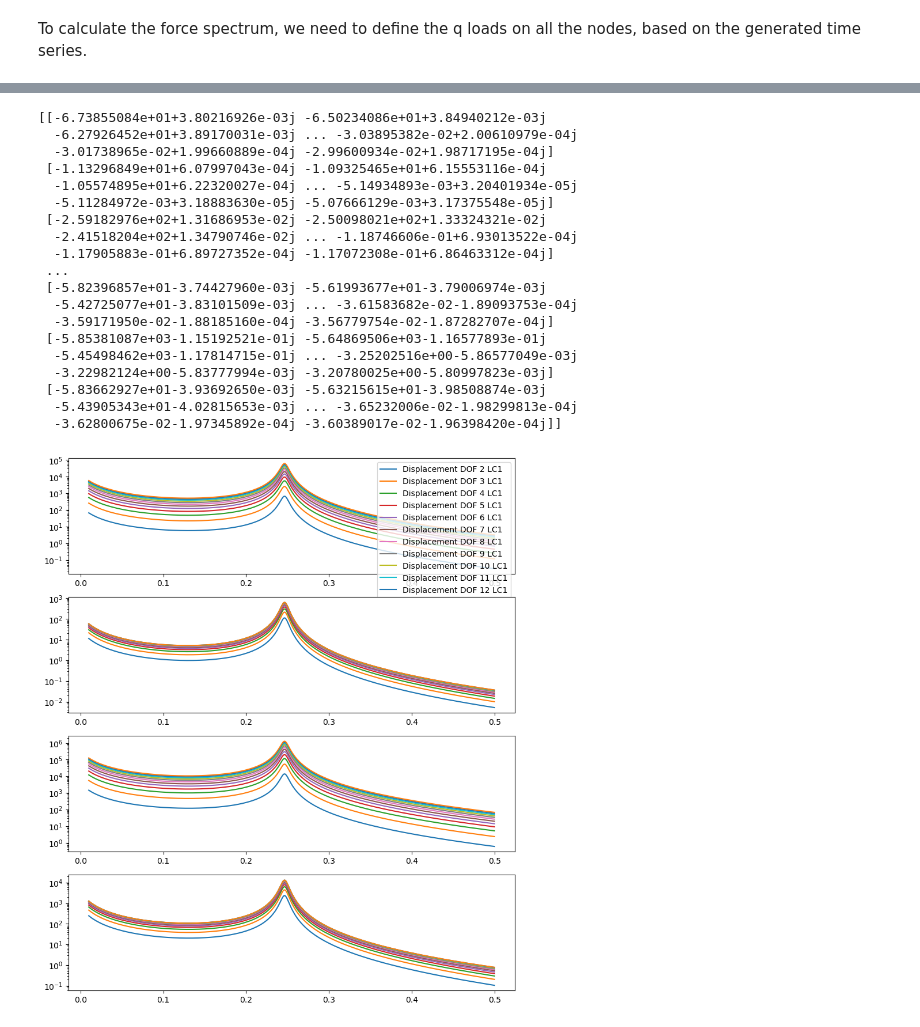
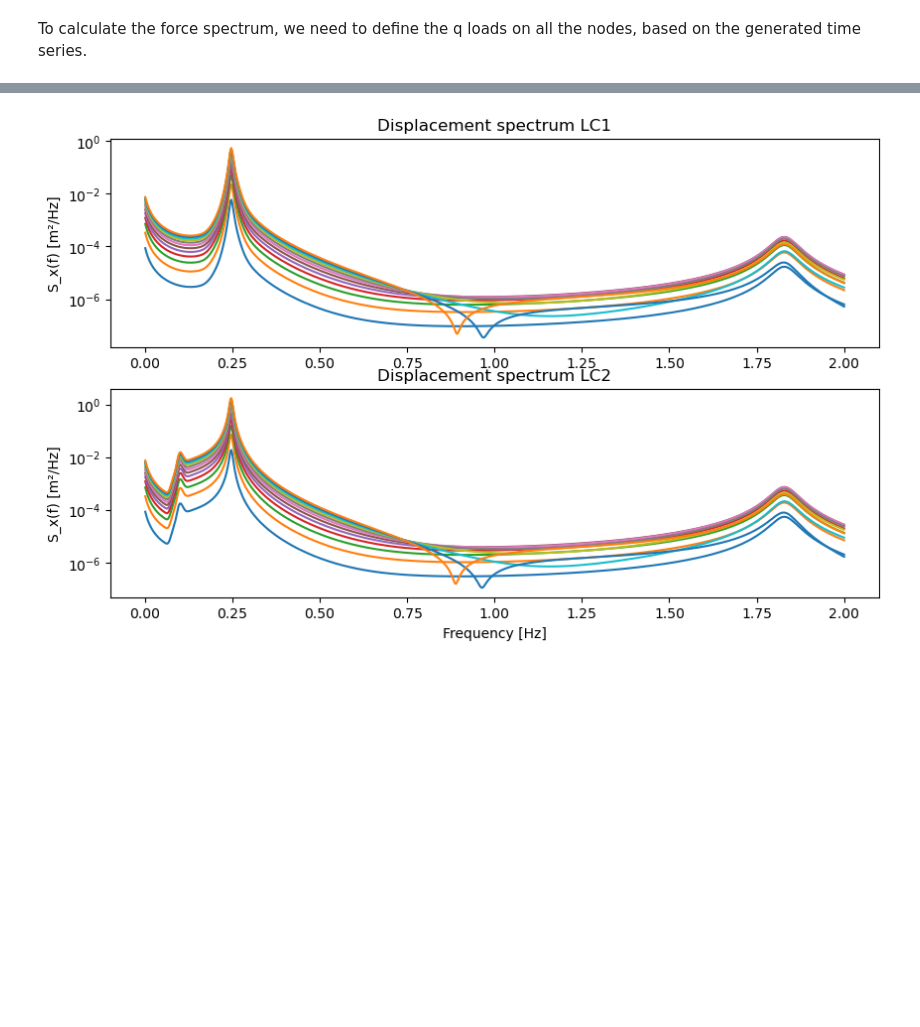
Before and after one commit to Lymone96/CIEM5220-Group2, a Jupyter notebook: 2_WW/WW_Assignment (Question 1-4).ipynb, the cells around one changed output, grey strips where cells are left out. Drawn from its saved outputs; the diff is of its cells as text; code cells hidden in the pictures; blank space fills up the shorter version.

```diff
--- a/2_WW/WW_Assignment (Question 1-4).ipynb
+++ b/2_WW/WW_Assignment (Question 1-4).ipynb
@@ -538,7 +548,7 @@ def generate_time_series(S, f):
     dt = 1 / fs  # Time step
     time = np.arange(0, 2*N*dt+dt/2, dt)  # Time vector
 
-    X_complex = N * np.concatenate(([0+0j], complex_fourier_coefficients, np.conjugate(complex_fourier_coefficients[::-1])))
+    X_complex = 2 * N * np.concatenate(([0+0j], complex_fourier_coefficients, np.conjugate(complex_fourier_coefficients[::-1])))
 
     time_series = np.fft.ifft(X_complex)
     return time, time_series.real
@@ -684,27 +695,19 @@ ax[0][0].plot(time, time_series_jonswap_LC1, label=f'wave height LC1')
 ax[0][1].plot(time, time_series_jonswap_LC2, label=f'wave height LC2')
 
 ax[1][0].plot(time, velocity_series_u_LC1[3], label=f'velocity at z={z_nodes_water[3]:.2f} m')
-ax[1][0].plot(time, velocity_series_w_LC1[3], label=f'velocity at z={z_nodes_water[3]:.2f} m', linestyle='--', color='gray')
 ax[1][1].plot(time, velocity_series_u_LC2[3], label=f'velocity at z={z_nodes_water[3]:.2f} m')
-ax[1][1].plot(time, velocity_series_w_LC2[3], label=f'velocity at z={z_nodes_water[3]:.2f} m', linestyle='--', color='gray')
 
 ax[2][0].plot(time, velocity_series_u_LC1[2], label=f'velocity at z={z_nodes_water[2]:.2f} m')
-ax[2][0].plot(time, velocity_series_w_LC1[2], label=f'velocity at z={z_nodes_water[2]:.2f} m', linestyle='--', color='gray')
 ax[2][1].plot(time, velocity_series_u_LC2[2], label=f'velocity at z={z_nodes_water[2]:.2f} m')
-ax[2][1].plot(time, velocity_series_w_LC2[2], label=f'velocity at z={z_nodes_water[2]:.2f} m', linestyle='--', color='gray')
 
 ax[3][0].plot(time, velocity_series_u_LC1[1], label=f'velocity at z={z_nodes_water[1]:.2f} m')
-ax[3][0].plot(time, velocity_series_w_LC1[1], label=f'velocity at z={z_nodes_water[1]:.2f} m', linestyle='--', color='gray')
 ax[3][1].plot(time, velocity_series_u_LC2[1], label=f'velocity at z={z_nodes_water[1]:.2f} m')
-ax[3][1].plot(time, velocity_series_w_LC2[1], label=f'velocity at z={z_nodes_water[1]:.2f} m', linestyle='--', color='gray')
 
 ax[4][0].plot(time, velocity_series_u_LC1[0], label=f'velocity at z={z_nodes_water[0]:.2f} m')
-ax[4][0].plot(time, velocity_series_w_LC1[0], label=f'velocity at z={z_nodes_water[0]:.2f} m', linestyle='--', color='gray')
 ax[4][1].plot(time, velocity_series_u_LC2[0], label=f'velocity at z={z_nodes_water[0]:.2f} m')
-ax[4][1].plot(time, velocity_series_w_LC2[0], label=f'velocity at z={z_nodes_water[0]:.2f} m', linestyle='--', color='gray')
 
-ax[0][0].set_title('Load Case 1')
-ax[0][1].set_title('Load Case 2')
+ax[0][0].set_title('Load Case 1 wave kinematics')
+ax[0][1].set_title('Load Case 2 wave kinematics')
 
 ax[0][0].set_ylabel('Wave height [m]')
 ax[0][1].set_ylabel('Wave height [m]')
@@ -773,7 +776,8 @@ Reynolds number = U_bar * D / viscosity_air = 65 * 7 / 1.813E-5 = 25096525 = 2.5
 # %%
 def alpha_wind(z, D):
     C_D = 0.6
-    return rho * D * U_bar(z, u_star, k, z_0) * C_D
+    rho_air = 1.225  # Density of air [kg/m³]
+    return rho_air * D * U_bar(z, u_star, k, z_0) * C_D
 
 
 S_F_wind = np.zeros((len(z_nodes_air), len(f_kaimal)))
@@ -785,7 +789,7 @@ for i, z in enumerate(z_nodes_air):
 
 fig, ax = plt.subplots(1,9, figsize=(18,2), sharey=True)
 for i, z in enumerate(z_nodes_air):
-    ax[i].plot(f_jonswap, S_F_wind[i], label=f'z={z:.2f} m LC1')
+    ax[i].loglog(f_jonswap, S_F_wind[i], label=f'z={z:.2f} m LC1')
     ax[i].set_title(f'z={z:.2f} m')
     ax[i].set_xlabel('f [Hz]')
 ax[0].set_ylabel('S_F(f) [N²/Hz]');
@@ -829,7 +814,7 @@ for i in range(int(nn)):
         S_F_total_LC1[i*2] = S_F_wave_LC1[i]
         S_F_total_LC2[i*2] = S_F_wave_LC2[i]
     else:
-        S_F_total_LC1[i*2+1] = S_F_wind[i-4]
+        S_F_total_LC1[i*2] = S_F_wind[i-4]
         S_F_total_LC2[i*2] = S_F_wind[i-4]
 # %%
 SF_e_LC1 = 1/(rho*A) * M @ S_F_total_LC1
@@ -837,54 +822,42 @@ SF_e_LC2 = 1/(rho*A) * M @ S_F_total_LC2
 # %%
 free_dofs = np.arange(2,ndofs)
 
 Sx_LC1 = np.zeros((len(free_dofs), len(frequencies)), dtype=complex)
 Sx_LC2 = np.zeros((len(free_dofs), len(frequencies)), dtype=complex)
 
 # for every frequency
 for i, f in enumerate(frequencies):
     omega = 2 * np.pi * f
     Kd_i = K_d[:,:,i]
     Kd_i_ff = Kd_i[np.ix_(free_dofs, free_dofs)]  # Extract the free DOFs part of the stiffness matrix
 
     # Calculate the force vector for the current frequency
     SF_e_LC1_i = SF_e_LC1[:, i]
     SF_e_LC2_i = SF_e_LC2[:, i]
     SF_e_LC1_i_ff = SF_e_LC1_i[free_dofs]
     SF_e_LC2_i_ff = SF_e_LC2_i[free_dofs]
 
     # Solve the system of equations
     Sx_LC1[:, i] = np.linalg.inv(Kd_i_ff) @ SF_e_LC1_i_ff @ np.conjugate(np.linalg.inv(Kd_i_ff))
     Sx_LC2[:, i] = np.linalg.inv(Kd_i_ff) @ SF_e_LC2_i_ff @ np.conjugate(np.linalg.inv(Kd_i_ff))
 
+Sx_LC1_global = np.zeros((ndofs, len(frequencies)), dtype=complex)
+Sx_LC2_global = np.zeros((ndofs, len(frequencies)), dtype=complex)
+
+# Insert the results back into the global displacement vector
+Sx_LC1_global[free_dofs, :] = Sx_LC1
+Sx_LC2_global[free_dofs, :] = Sx_LC2
+
 # Plot the results
-fig, ax = plt.subplots(4, 1, figsize=(10, 12))
+fig, ax = plt.subplots(2, 1, figsize=(10, 6))
 for i in range(nn-1):
     ax[0].semilogy(frequencies, np.abs(Sx_LC1[i*2]), label=f'Displacement DOF {free_dofs[i]} LC1')
-    ax[1].semilogy(frequencies, np.abs(Sx_LC1[i*2+1]), label=f'Rotation DOF {free_dofs[i]} LC1')
-    ax[2].semilogy(frequencies, np.abs(Sx_LC2[i*2]), label=f'Displacement DOF {free_dofs[i]} LC2')
-    ax[3].semilogy(frequencies, np.abs(Sx_LC2[i*2+1]), label=f'Rotation DOF {free_dofs[i]} LC2')
-ax[0].legend();
+    ax[1].semilogy(frequencies, np.abs(Sx_LC2[i*2]), label=f'Displacement DOF {free_dofs[i]} LC2')
 
-
-print(Sx_LC1)
+ax[0].set_title('Displacement spectra LC1')
+ax[1].set_title('Displacement spectra LC2')
+ax[1].set_xlabel('Frequency [Hz]')
+ax[0].set_ylabel('S_x(f) [m²/Hz]')
+ax[1].set_ylabel('S_x(f) [m²/Hz]');
 # %% [output]
-[[-6.73855084e+01+3.80216926e-03j -6.50234086e+01+3.84940212e-03j
-  -6.27926452e+01+3.89170031e-03j ... -3.03895382e-02+2.00610979e-04j
-  -3.01738965e-02+1.99660889e-04j -2.99600934e-02+1.98717195e-04j]
- [-1.13296849e+01+6.07997043e-04j -1.09325465e+01+6.15553116e-04j
-  -1.05574895e+01+6.22320027e-04j ... -5.14934893e-03+3.20401934e-05j
-  -5.11284972e-03+3.18883630e-05j -5.07666129e-03+3.17375548e-05j]
- [-2.59182976e+02+1.31686953e-02j -2.50098021e+02+1.33324321e-02j
-  -2.41518204e+02+1.34790746e-02j ... -1.18746606e-01+6.93013522e-04j
-  -1.17905883e-01+6.89727352e-04j -1.17072308e-01+6.86463312e-04j]
- ...
- [-5.82396857e+01-3.74427960e-03j -5.61993677e+01-3.79006974e-03j
-  -5.42725077e+01-3.83101509e-03j ... -3.61583682e-02-1.89093753e-04j
-  -3.59171950e-02-1.88185160e-04j -3.56779754e-02-1.87282707e-04j]
- [-5.85381087e+03-1.15192521e-01j -5.64869506e+03-1.16577893e-01j
-  -5.45498462e+03-1.17814715e-01j ... -3.25202516e+00-5.86577049e-03j
-  -3.22982124e+00-5.83777994e-03j -3.20780025e+00-5.80997823e-03j]
- [-5.83662927e+01-3.93692650e-03j -5.63215615e+01-3.98508874e-03j
-  -5.43905343e+01-4.02815653e-03j ... -3.65232006e-02-1.98299813e-04j
-  -3.62800675e-02-1.97345892e-04j -3.60389017e-02-1.96398420e-04j]]
-[figure, old version]
+[figure, new version]
```
Also changed, not shown: parts of 13 cells of this notebook.
